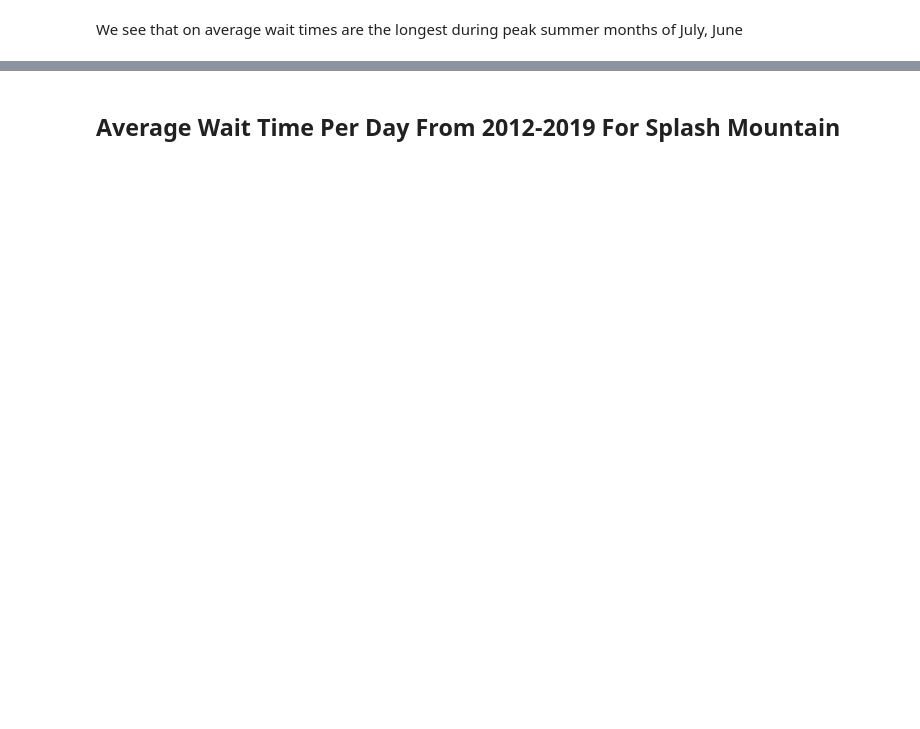
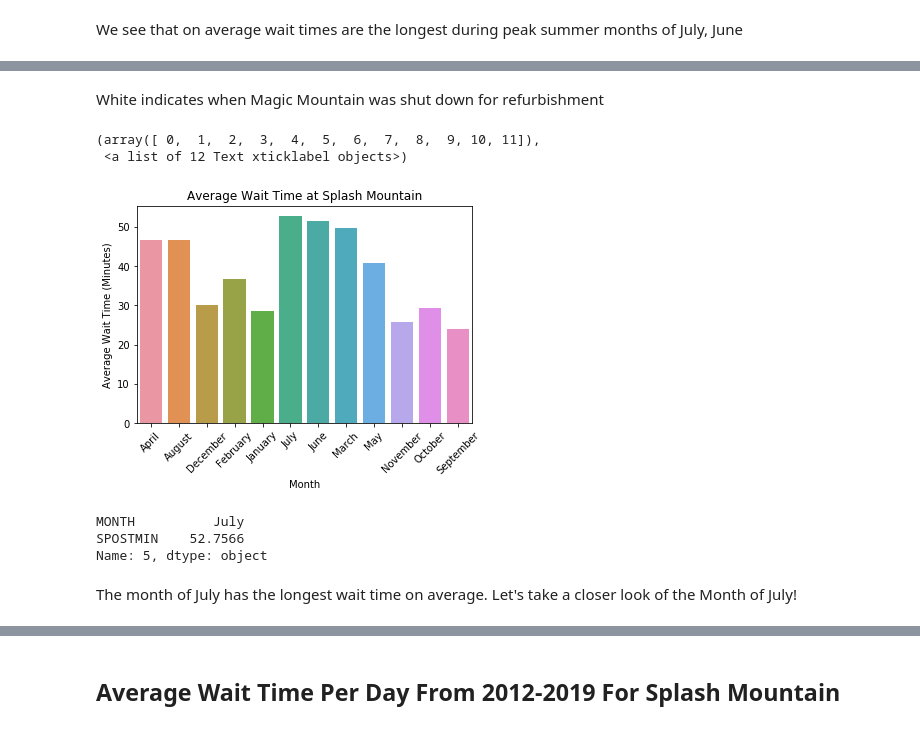
Before and after one commit to daviding11/Splash-Mountain-Wait-Time-Analysis, a Jupyter notebook: DataWrangling-AndyTran.ipynb, the cells around one changed output, grey strips where cells are left out. Cells and saved outputs as stored; diff of their text form; code cells hidden in the pictures; blank space fills up the shorter version.

```diff
--- a/DataWrangling-AndyTran.ipynb
+++ b/DataWrangling-AndyTran.ipynb
@@ -129,0 +128,22 @@ ax = sns.heatmap(month_splash2)
+# %% [markdown]
+White indicates when Magic Mountain was shut down for refurbishment
+# %%
+#aggregate by month
+month_splash2 = meta_splash2.groupby(['MONTH'])['SPOSTMIN'].mean()
+month_splash2 = month_splash2.reset_index()
+
+ax = sns.barplot(x="MONTH", y = "SPOSTMIN", data = month_splash2)
+ax.set(xlabel = 'Month', ylabel = 'Average Wait Time (Minutes)', title = 'Average Wait Time at Splash Mountain')
+plt.xticks(rotation = 45)
+# %% [output]
+(array([ 0,  1,  2,  3,  4,  5,  6,  7,  8,  9, 10, 11]),
+ <a list of 12 Text xticklabel objects>)
+[figure, added]
+# %%
+month_splash2.loc[month_splash2['SPOSTMIN'].idxmax()] #Row with max index
+# %% [output]
+MONTH          July
+SPOSTMIN    52.7566
+Name: 5, dtype: object
+# %% [markdown]
+The month of July has the longest wait time on average. Let's take a closer look of the Month of July!
```
Also changed, not shown: parts of 18 cells of this notebook.
